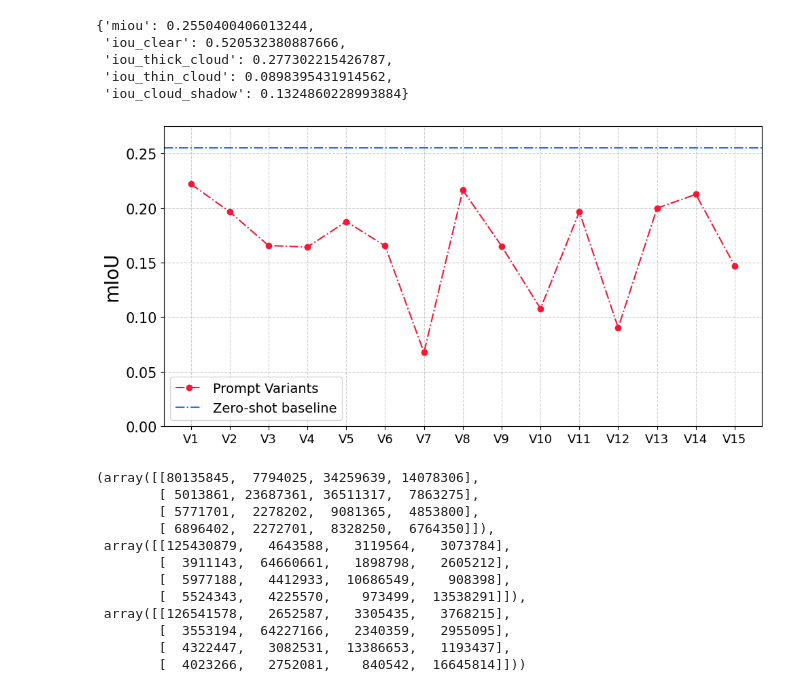
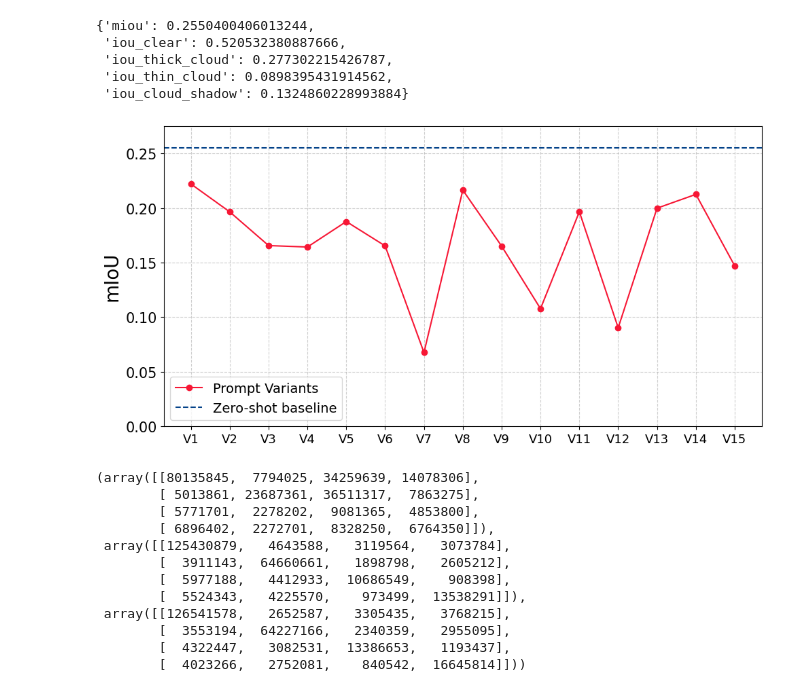
Before and after one commit to uga-gaim/2026_CVPRW_CloudPrompts, a Jupyter notebook: code/notebooks/figures.ipynb, the cells around one changed output. Cells and saved outputs as stored; diff of their text form; code cells hidden in the pictures.

```diff
--- a/code/notebooks/figures.ipynb
+++ b/code/notebooks/figures.ipynb
@@ -97,37 +97,37 @@ def plot_variants_vs_zs(metric: str, ylabel: str, ylim=None):
     y = variant_df[metric].astype(float).tolist()
     z = zs_vals[metric]
 
     plt.figure(figsize=(10, 5))
 
     plt.plot(
         range(len(x_labels)),
         y,
         marker="o",
-        linestyle="-.",
+        linestyle="-",
         color="#f71735",
         label="Prompt Variants"
     )
 
     plt.axhline(
         z,
-        linestyle="-.",
-        color="#256eff",
+        linestyle="--",
+        color="#044389",
         label="Zero-shot baseline"
     )
 
     plt.xticks(range(len(x_labels)), x_labels, fontsize=13, rotation=0)
     plt.yticks(fontsize=15)
     plt.ylabel(ylabel, fontsize=20)
     if ylim is not None:
         plt.ylim(ylim)
     plt.grid(True, linestyle="--", alpha=0.6)
     plt.legend(fontsize=14)
     plt.tight_layout()
     plt.show()
 
 plot_variants_vs_zs("miou", "mIoU", ylim=(0.0, 0.275))
 # %% [output]
-[figure, old version]
+[figure, new version]
 # %%
 CM_ZS_PATH = "../inference/clipseg_cloudsen12plus_zs/cm_clipseg_cloudsen12plus_zs_eval.csv"
 CM_LORA_PATH = "../inference/clipseg_cloudsen12plus_lora/cm_clipseg_cloudsen12plus_lora_eval.csv"
```
Also changed, not shown: parts of 4 cells of this notebook, 5 other files.
